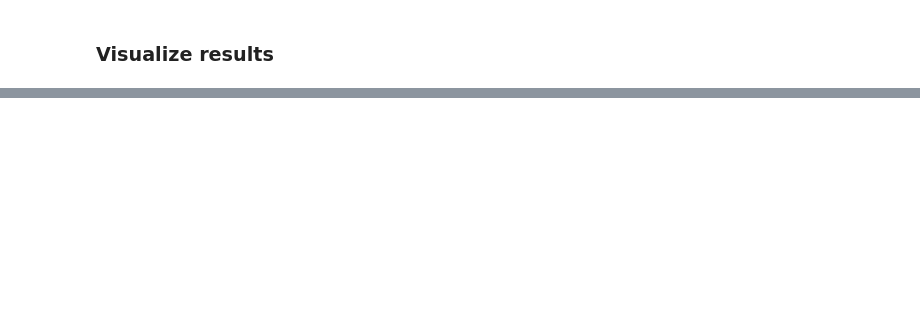
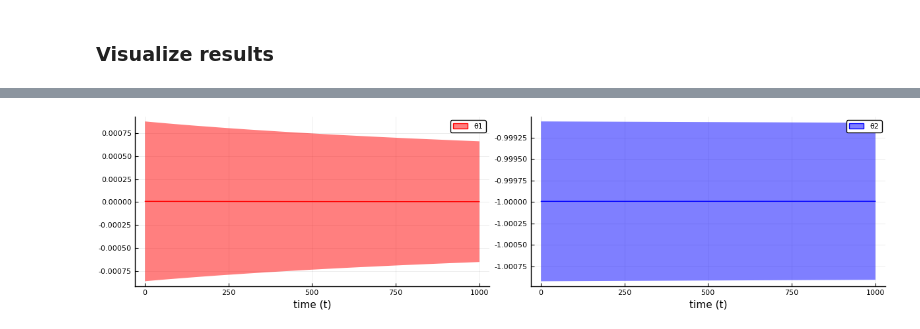
Before and after one commit to biaslab/nsi-silverbox, a Jupyter notebook: identification/identification-GFX-stoch.ipynb, the cells around one changed output, grey strips where cells are left out. Cells and saved outputs as stored; diff of their text form; code cells hidden in the pictures; blank space fills up the shorter version.

```diff
--- a/identification/identification-GFX-stoch.ipynb
+++ b/identification/identification-GFX-stoch.ipynb
@@ -315,16 +298,16 @@ end
 # %%
 # Extract mean of coefficient marginals
 estimated_coeffs_1_mean = params_θ[1][1,2:end]
 estimated_coeffs_1_std = sqrt.(inv.(params_θ[2][1,1,2:end]))
 estimated_coeffs_2_mean = params_θ[1][2,2:end]
 estimated_coeffs_2_std = sqrt.(inv.(params_θ[2][2,2,2:end]))
 
-if viz
-    # Plot both coefficients next to each other
-    p2a = Plots.plot(1:n:T, estimated_coeffs_1_mean[1:n:T], ribbon=[estimated_coeffs_1_std[1:n:T], estimated_coeffs_1_std[1:n:T]], color="red", label="θ_1", xlabel="time (t)")
-    p2b = Plots.plot(1:n:T, estimated_coeffs_2_mean[1:n:T], ribbon=[estimated_coeffs_2_std[1:n:T], estimated_coeffs_2_std[1:n:T]], color="blue", label="θ_2", xlabel="time (t)")
-    p2 = plot(p2a, p2b, size=(1200,300))
+# Plot both coefficients next to each other
+p2a = plot(1:n:T, estimated_coeffs_1_mean[1:n:T], ribbon=[estimated_coeffs_1_std[1:n:T], estimated_coeffs_1_std[1:n:T]], color="red", label="θ1", xlabel="time (t)")
+p2b = plot(1:n:T, estimated_coeffs_2_mean[1:n:T], ribbon=[estimated_coeffs_2_std[1:n:T], estimated_coeffs_2_std[1:n:T]], color="blue", label="θ2", xlabel="time (t)")
+p2 = plot(p2a, p2b, size=(1200,300))
 #     Plots.savefig(p2, "viz/estimated_coeffs.png")
-end
+# %% [output]
+[figure, added]
 # %%
 # Extract mean of control coefficient marginals
```
Also changed, not shown: parts of 12 cells of this notebook.
